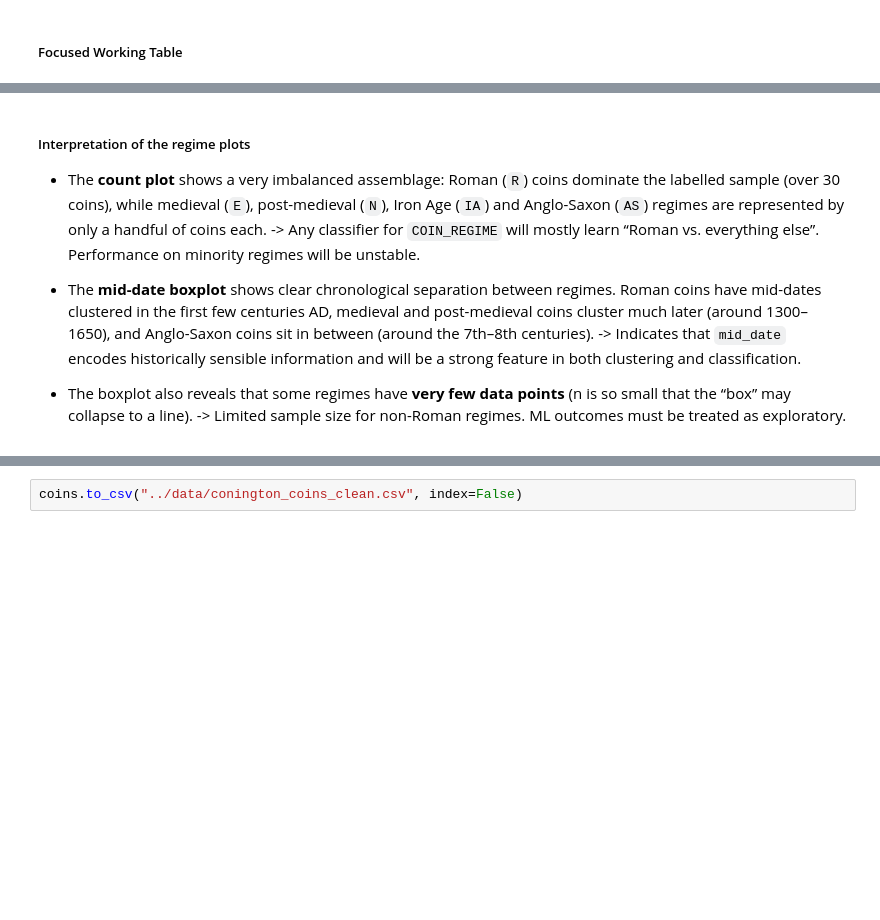
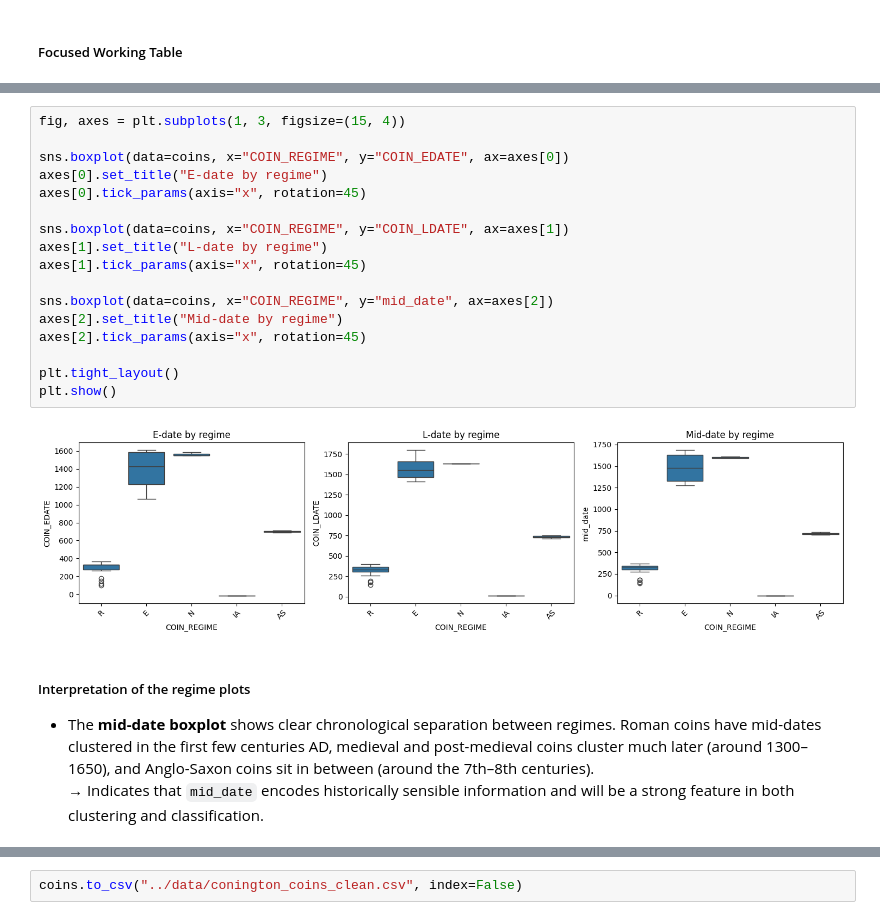
Before and after one commit to berniberniberni/ML_DHC_Conington_Coindata, a Jupyter notebook: notebooks/01_conington_eda_and_cleaning.ipynb, the cells around one changed output, grey strips where cells are left out. Saved outputs shown, nothing was run; the diff lists cells and outputs as text; blank space fills up the shorter version.

```diff
--- a/notebooks/01_conington_eda_and_cleaning.ipynb
+++ b/notebooks/01_conington_eda_and_cleaning.ipynb
@@ -130,8 +221,23 @@ plt.show()
+# %%
+fig, axes = plt.subplots(1, 3, figsize=(15, 4))
+
+sns.boxplot(data=coins, x="COIN_REGIME", y="COIN_EDATE", ax=axes[0])
+axes[0].set_title("E-date by regime")
+axes[0].tick_params(axis="x", rotation=45)
+
+sns.boxplot(data=coins, x="COIN_REGIME", y="COIN_LDATE", ax=axes[1])
+axes[1].set_title("L-date by regime")
+axes[1].tick_params(axis="x", rotation=45)
+
+sns.boxplot(data=coins, x="COIN_REGIME", y="mid_date", ax=axes[2])
+axes[2].set_title("Mid-date by regime")
+axes[2].tick_params(axis="x", rotation=45)
+
+plt.tight_layout()
+plt.show()
+# %% [output]
+[figure, added]
 # %% [markdown]
 ##### Interpretation of the regime plots
-
-- The **count plot** shows a very imbalanced assemblage: Roman (`R`) coins dominate the labelled sample (over 30 coins), while medieval (`E`), post-medieval (`N`), Iron Age (`IA`) and Anglo-Saxon (`AS`) regimes are represented by only a handful of coins each. -> Any classifier for `COIN_REGIME` will mostly learn “Roman vs. everything else”. Performance on minority regimes will be unstable.
-
-- The **mid-date boxplot** shows clear chronological separation between regimes. Roman coins have mid-dates clustered in the first few centuries AD, medieval and post-medieval coins cluster much later (around 1300–1650), and Anglo-Saxon coins sit in between (around the 7th–8th centuries). -> Indicates that `mid_date` encodes historically sensible information and will be a strong feature in both clustering and classification.
-
-- The boxplot also reveals that some regimes have **very few data points** (n is so small that the “box” may collapse to a line). -> Limited sample size for non-Roman regimes. ML outcomes must be treated as exploratory.
+- The **mid-date boxplot** shows clear chronological separation between regimes. Roman coins have mid-dates clustered in the first few centuries AD, medieval and post-medieval coins cluster much later (around 1300–1650), and Anglo-Saxon coins sit in between (around the 7th–8th centuries).<br>
+&rarr; Indicates that `mid_date` encodes historically sensible information and will be a strong feature in both clustering and classification.
```
Also changed, not shown: parts of 32 cells of this notebook.
